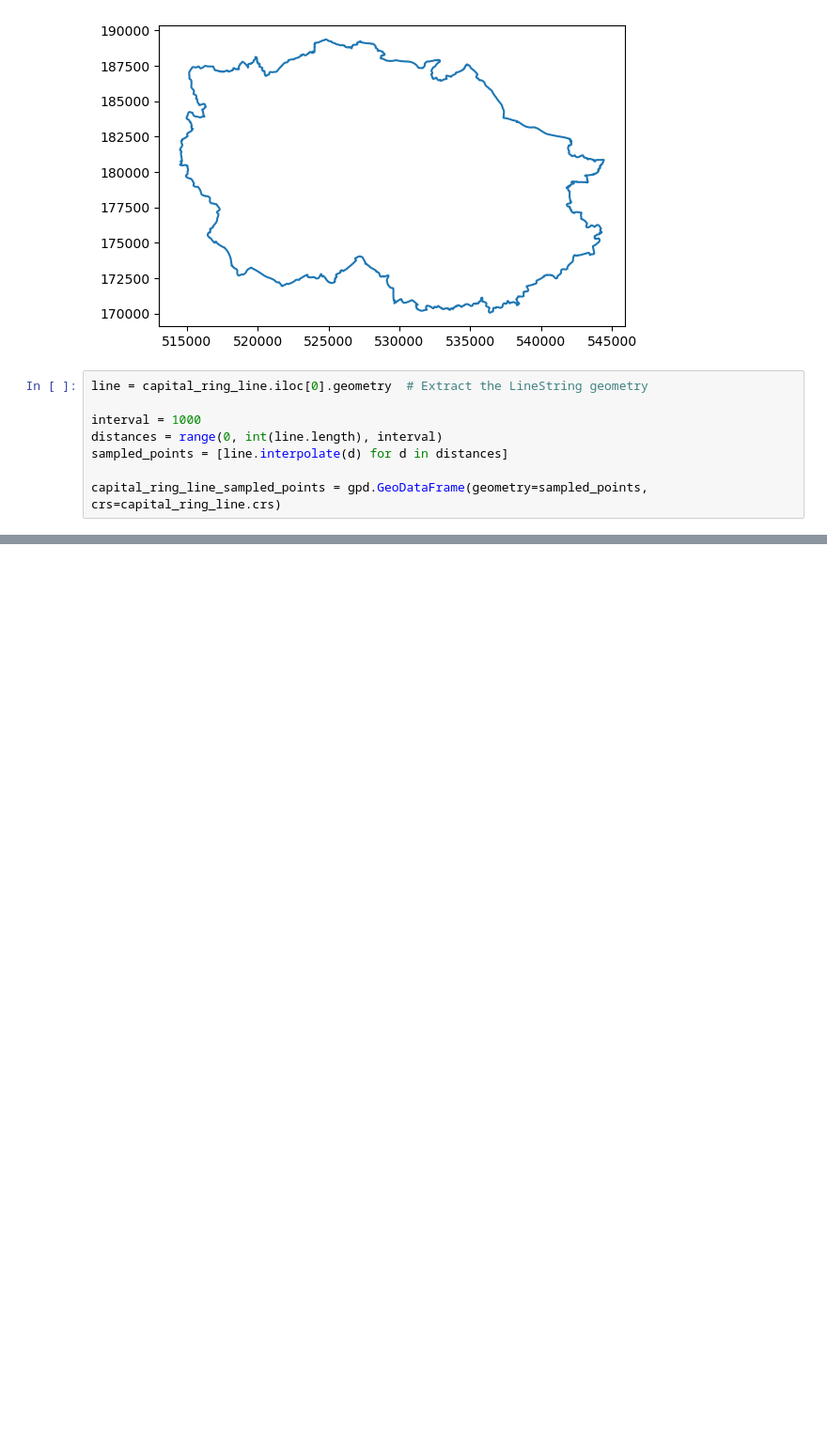
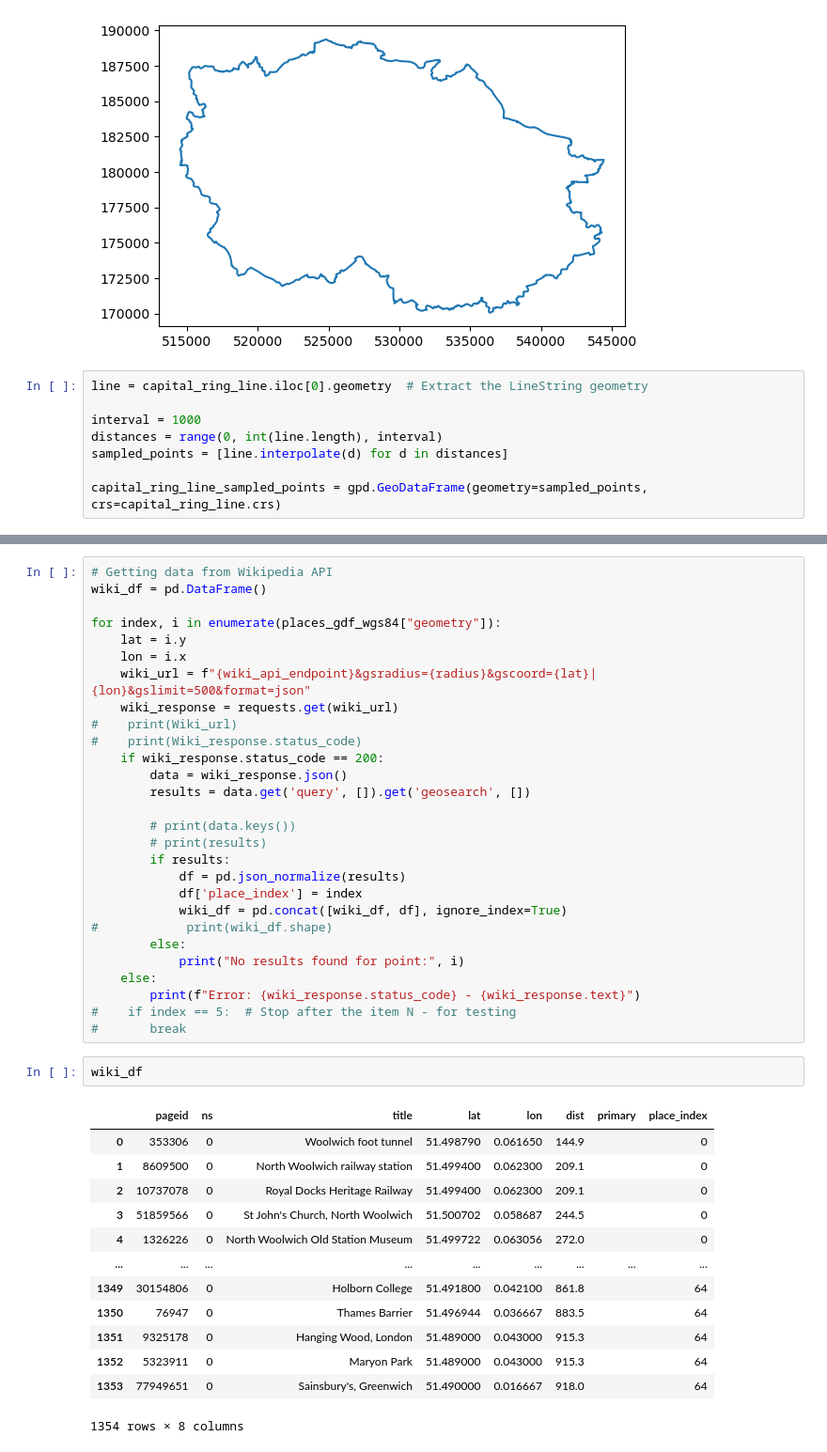
Before and after one commit to a-saveleva/casa0003_ind_work, a Jupyter notebook: indwork_data_load.ipynb, the cells around one changed output, grey strips where cells are left out. Shown at 94% size. Saved outputs shown, nothing was run; the diff lists cells and outputs as text; blank space fills up the shorter version.

```diff
--- a/indwork_data_load.ipynb
+++ b/indwork_data_load.ipynb
@@ -55,0 +169,44 @@ https://api.os.uk/search/names/v1/nearest?point=543344.2530006589,
+# %%
+# Getting data from Wikipedia API
+wiki_df = pd.DataFrame()
+
+for index, i in enumerate(places_gdf_wgs84["geometry"]):
+    lat = i.y
+    lon = i.x
+    wiki_url = f"{wiki_api_endpoint}&gsradius={radius}&gscoord={lat}|{lon}&gslimit=500&format=json"
+    wiki_response = requests.get(wiki_url)
+#    print(Wiki_url)
+#    print(Wiki_response.status_code)
+    if wiki_response.status_code == 200:
+        data = wiki_response.json()
+        results = data.get('query', []).get('geosearch', [])
+
+        # print(data.keys())
+        # print(results)
+        if results:
+            df = pd.json_normalize(results)
+            df['place_index'] = index
+            wiki_df = pd.concat([wiki_df, df], ignore_index=True)
+#            print(wiki_df.shape)
+        else:
+            print("No results found for point:", i)
+    else:
+        print(f"Error: {wiki_response.status_code} - {wiki_response.text}")
+#    if index == 5:  # Stop after the item N - for testing
+#       break
+# %%
+wiki_df
+# %% [output]
+|  | pageid | ns | title | lat | lon | dist | primary | place_index |
+| 0 | 353306 | 0 | Woolwich foot tunnel | 51.498790 | 0.061650 | 144.9 |  | 0 |
+| 1 | 8609500 | 0 | North Woolwich railway station | 51.499400 | 0.062300 | 209.1 |  | 0 |
+| 2 | 10737078 | 0 | Royal Docks Heritage Railway | 51.499400 | 0.062300 | 209.1 |  | 0 |
+| 3 | 51859566 | 0 | St John's Church, North Woolwich | 51.500702 | 0.058687 | 244.5 |  | 0 |
+| 4 | 1326226 | 0 | North Woolwich Old Station Museum | 51.499722 | 0.063056 | 272.0 |  | 0 |
+| ... | ... | ... | ... | ... | ... | ... | ... | ... |
+| 1349 | 30154806 | 0 | Holborn College | 51.491800 | 0.042100 | 861.8 |  | 64 |
+| 1350 | 76947 | 0 | Thames Barrier | 51.496944 | 0.036667 | 883.5 |  | 64 |
+| 1351 | 9325178 | 0 | Hanging Wood, London | 51.489000 | 0.043000 | 915.3 |  | 64 |
+| 1352 | 5323911 | 0 | Maryon Park | 51.489000 | 0.043000 | 915.3 |  | 64 |
+| 1353 | 77949651 | 0 | Sainsbury's, Greenwich | 51.490000 | 0.016667 | 918.0 |  | 64 |
+1354 rows × 8 columns
```
Also changed, not shown: parts of 21 cells of this notebook, 13 other files.
